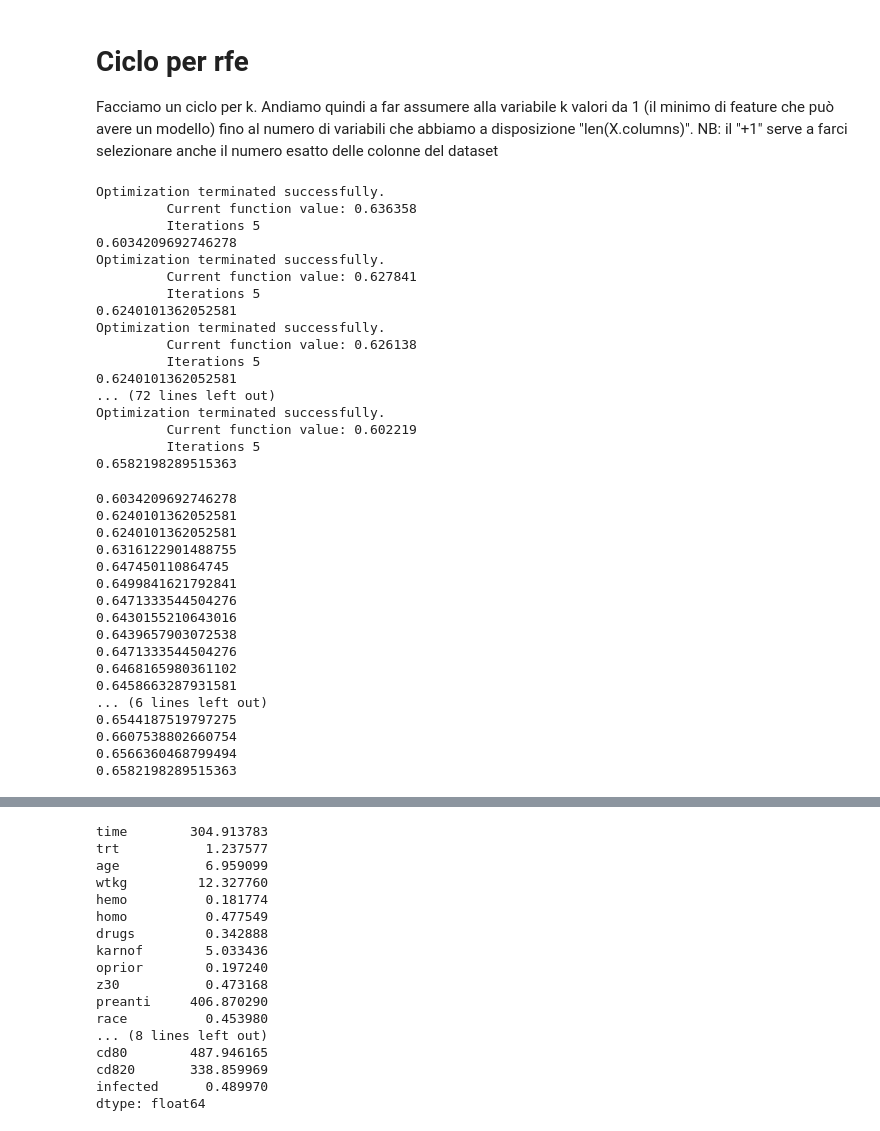
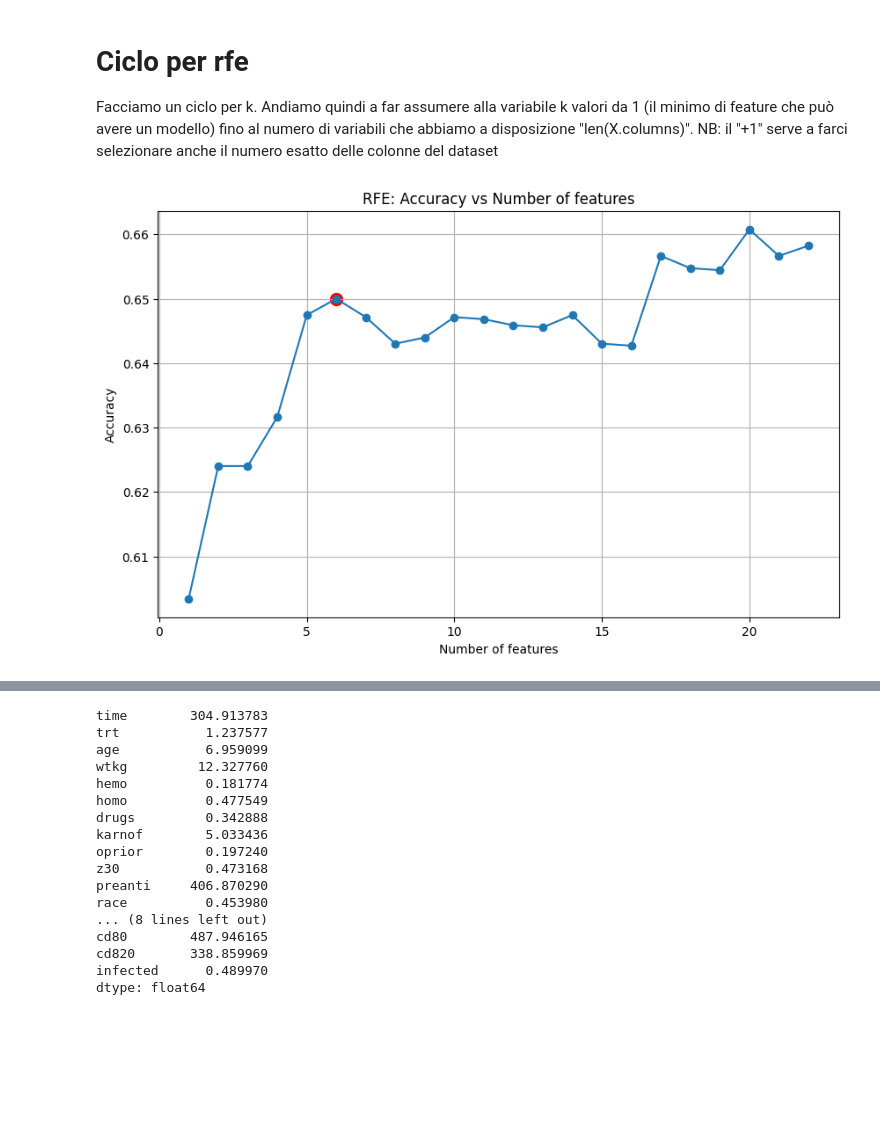
Before and after one commit to LucaTomei93/AIDS_VirusInfectionPrediction, a Jupyter notebook: main.ipynb, the cells around one changed output, grey strips where cells are left out. Cells and saved outputs as stored; diff of their text form; code cells hidden in the pictures; blank space fills up the shorter version.

```diff
--- a/main.ipynb
+++ b/main.ipynb
@@ -255,7 +240,7 @@ Facciamo un ciclo per k. Andiamo quindi a far assumere alla variabile k valori d
 # %%
 accuracies_rfe = []
 
-for k in range(1,len(X.columns)+1):
+for k in tqdm(range(1,len(X.columns)+1)):
     # selezioniamo le k variabili
     X_selected = rfe_selection(X=X_train, y=y_train, k=k)
 
@@ -263,7 +248,7 @@ for k in range(1,len(X.columns)+1):
     X_train_w_intercept = sm.add_constant(X_selected)
 
     # facciamo il fitting del modello
-    model = sm.Logit(y_train.to_numpy(), X_train_w_intercept).fit()
+    model = sm.Logit(y_train.to_numpy(), X_train_w_intercept).fit(disp=False)
 
     # prevediamo le probabilità
     y_pred = model.predict(X_train_w_intercept)
@@ -276,43 +261,3 @@ for k in range(1,len(X.columns)+1):
 
     # lo aggiungiamo alla lista
     accuracies_rfe.append(accuracy)
-    print(accuracy)
-# %% [output]
-Optimization terminated successfully.
-         Current function value: 0.636358
-         Iterations 5
-0.6034209692746278
-Optimization terminated successfully.
-         Current function value: 0.627841
-         Iterations 5
-0.6240101362052581
-Optimization terminated successfully.
-         Current function value: 0.626138
-         Iterations 5
-0.6240101362052581
-... (72 lines left out)
-Optimization terminated successfully.
-         Current function value: 0.602219
-         Iterations 5
-0.6582198289515363
-# %%
-for i in accuracies_rfe:
-    print(i)
-# %% [output]
-0.6034209692746278
-0.6240101362052581
-0.6240101362052581
-0.6316122901488755
-0.647450110864745
-0.6499841621792841
-0.6471333544504276
-0.6430155210643016
-0.6439657903072538
-0.6471333544504276
-0.6468165980361102
-0.6458663287931581
-... (6 lines left out)
-0.6544187519797275
-0.6607538802660754
-0.6566360468799494
-0.6582198289515363
@@ -318,0 +266,12 @@ for i in accuracies_rfe:
+# %%
+
+plt.figure(figsize=(10, 6))
+plt.scatter(k_rfe, accuracies_rfe[k_rfe-1], color='red', label='Choosen number of features', s=100)
+plt.plot(range(1, len(X_train.columns)+1), accuracies_rfe, marker='o')
+plt.xlabel('Number of features')
+plt.ylabel('Accuracy')
+plt.title('RFE: Accuracy vs Number of features')
+plt.grid()
+plt.show()
+# %% [output]
+[figure, added]
```
Also changed, not shown: parts of 23 cells of this notebook, 2 other files.
